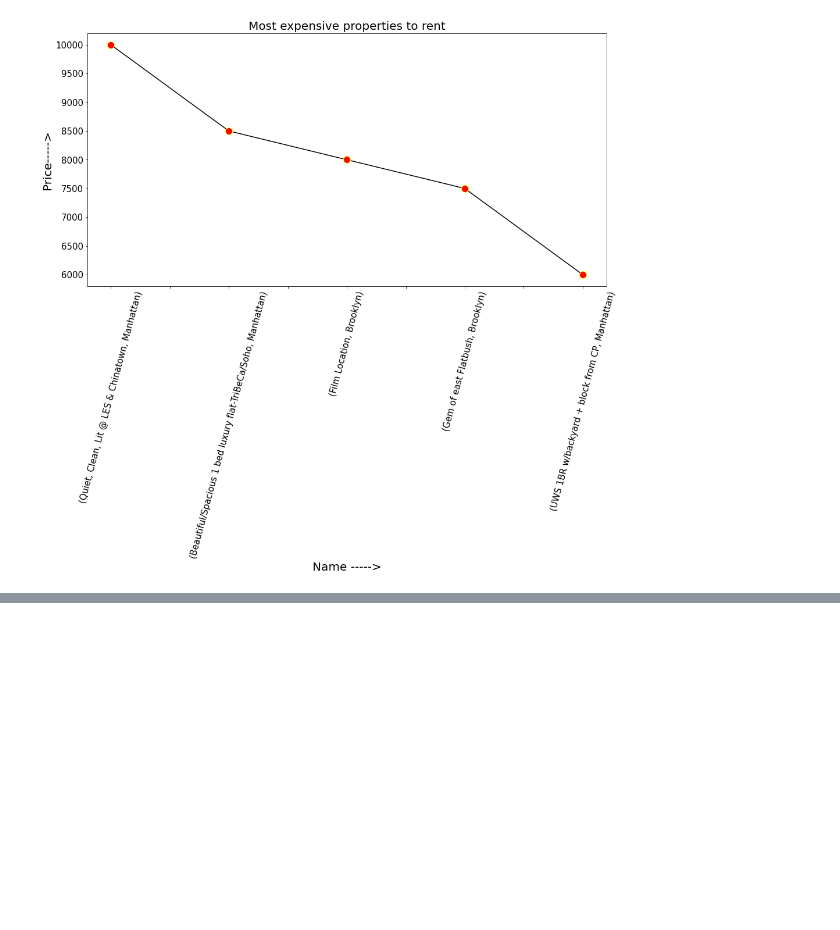
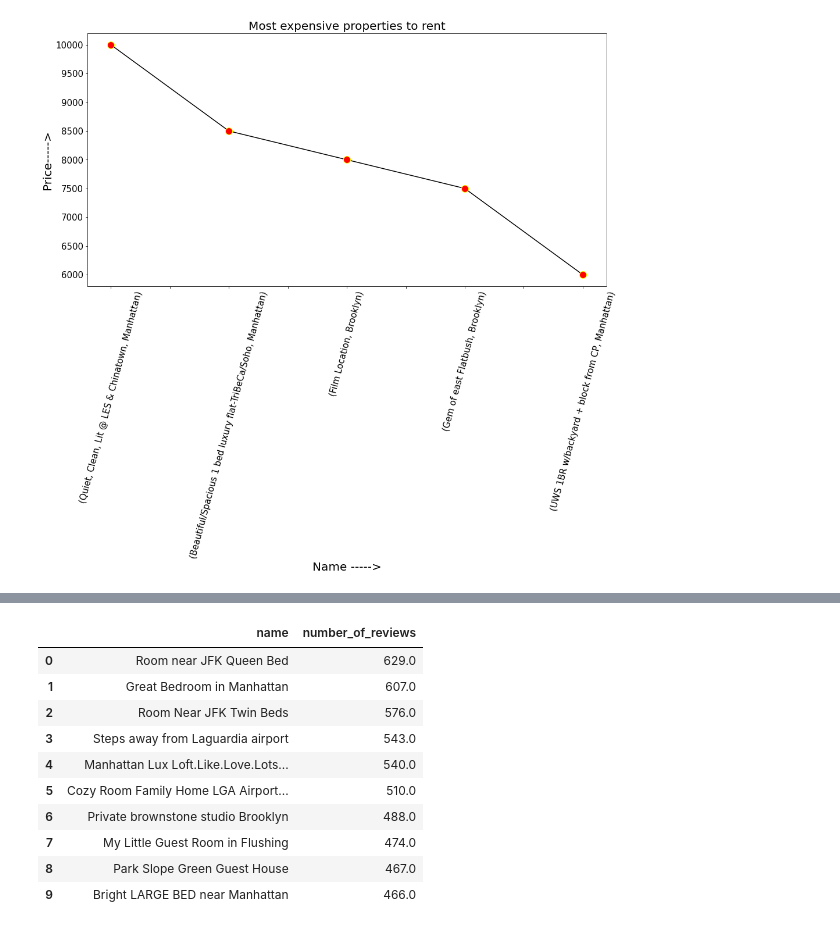
Before and after one commit to amol004/Airbnb-booking-analysis, a Jupyter notebook: Airbnb_bookings_analysis.ipynb, the cells around one changed output, grey strips where cells are left out. Drawn from its saved outputs; the diff is of its cells as text; code cells hidden in the pictures; blank space fills up the shorter version.

```diff
--- a/Airbnb_bookings_analysis.ipynb
+++ b/Airbnb_bookings_analysis.ipynb
@@ -281,0 +298,15 @@ plt.ylabel('Price----->',fontsize=20);
+# %%
+# Top 10 most reviewed properties
+airbnb_df.groupby('name')['number_of_reviews'].mean().sort_values(ascending=False).reset_index().head(10)
+# %% [output]
+|  | name | number_of_reviews |
+| 0 | Room near JFK Queen Bed | 629.0 |
+| 1 | Great Bedroom in Manhattan | 607.0 |
+| 2 | Room Near JFK Twin Beds | 576.0 |
+| 3 | Steps away from Laguardia airport | 543.0 |
+| 4 | Manhattan Lux Loft.Like.Love.Lots... | 540.0 |
+| 5 | Cozy Room Family Home LGA Airport... | 510.0 |
+| 6 | Private brownstone studio Brooklyn | 488.0 |
+| 7 | My Little Guest Room in Flushing | 474.0 |
+| 8 | Park Slope Green Guest House | 467.0 |
+| 9 | Bright LARGE BED near Manhattan | 466.0 |
```
Also changed, not shown: parts of 8 cells of this notebook.
